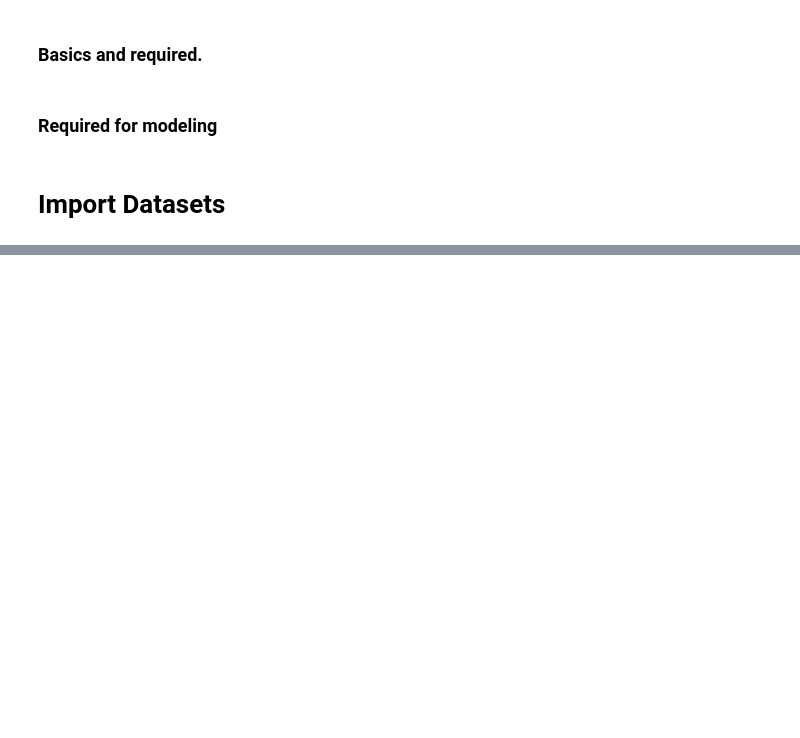
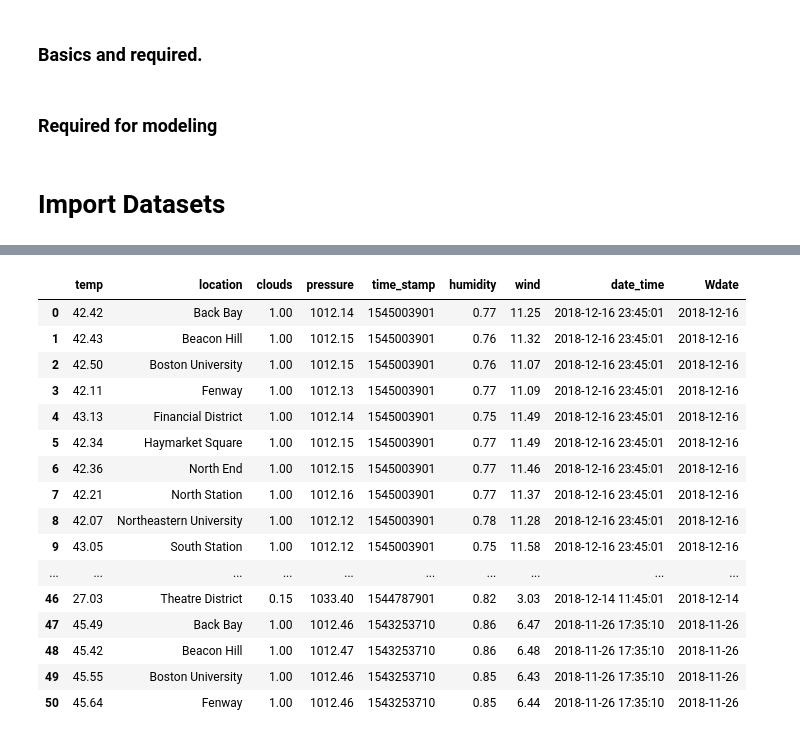
Before and after one commit to mascarenhasneil/UberPricePrediction, a Jupyter notebook: UberPricePrediction-Notebook.ipynb, the cells around one changed output, grey strips where cells are left out. Drawn from its saved outputs; the diff is of its cells as text; code cells hidden in the pictures; blank space fills up the shorter version.

```diff
--- a/UberPricePrediction-Notebook.ipynb
+++ b/UberPricePrediction-Notebook.ipynb
@@ -66,0 +193,10 @@ weather_data=pd.read_csv('Data\weather.csv')
+# %%
+# We drop rain collumn as there was no rain entire year. therefore it has missing values. We remove it as to avoid errors in prediction.
+
+weather_data = weather_data.drop('rain', 1)
+# %%
+### Convering timeStamp to Date time format for better analysis and modeling.
+
+from datetime import datetime, date
+uber_data['datetime']=pd.to_datetime(uber_data['time_stamp'],unit='ms', infer_datetime_format=True)
+weather_data['date_time']=pd.to_datetime(weather_data['time_stamp'],unit='s',infer_datetime_format=True)
@@ -66,0 +205,2 @@ weather_data=pd.read_csv('Data\weather.csv')
+# %%
+weather_data['Wdate'] = weather_data.date_time.dt.date
@@ -66,0 +231,20 @@ weather_data=pd.read_csv('Data\weather.csv')
+# %%
+weather_data.loc[0:50,]
+# %% [output]
+|  | temp | location | clouds | pressure | time_stamp | humidity | wind | date_time | Wdate |
+| 0 | 42.42 | Back Bay | 1.00 | 1012.14 | 1545003901 | 0.77 | 11.25 | 2018-12-16 23:45:01 | 2018-12-16 |
+| 1 | 42.43 | Beacon Hill | 1.00 | 1012.15 | 1545003901 | 0.76 | 11.32 | 2018-12-16 23:45:01 | 2018-12-16 |
+| 2 | 42.50 | Boston University | 1.00 | 1012.15 | 1545003901 | 0.76 | 11.07 | 2018-12-16 23:45:01 | 2018-12-16 |
+| 3 | 42.11 | Fenway | 1.00 | 1012.13 | 1545003901 | 0.77 | 11.09 | 2018-12-16 23:45:01 | 2018-12-16 |
+| 4 | 43.13 | Financial District | 1.00 | 1012.14 | 1545003901 | 0.75 | 11.49 | 2018-12-16 23:45:01 | 2018-12-16 |
+| 5 | 42.34 | Haymarket Square | 1.00 | 1012.15 | 1545003901 | 0.77 | 11.49 | 2018-12-16 23:45:01 | 2018-12-16 |
+| 6 | 42.36 | North End | 1.00 | 1012.15 | 1545003901 | 0.77 | 11.46 | 2018-12-16 23:45:01 | 2018-12-16 |
+| 7 | 42.21 | North Station | 1.00 | 1012.16 | 1545003901 | 0.77 | 11.37 | 2018-12-16 23:45:01 | 2018-12-16 |
+| 8 | 42.07 | Northeastern University | 1.00 | 1012.12 | 1545003901 | 0.78 | 11.28 | 2018-12-16 23:45:01 | 2018-12-16 |
+| 9 | 43.05 | South Station | 1.00 | 1012.12 | 1545003901 | 0.75 | 11.58 | 2018-12-16 23:45:01 | 2018-12-16 |
+| ... | ... | ... | ... | ... | ... | ... | ... | ... | ... |
+| 46 | 27.03 | Theatre District | 0.15 | 1033.40 | 1544787901 | 0.82 | 3.03 | 2018-12-14 11:45:01 | 2018-12-14 |
+| 47 | 45.49 | Back Bay | 1.00 | 1012.46 | 1543253710 | 0.86 | 6.47 | 2018-11-26 17:35:10 | 2018-11-26 |
+| 48 | 45.42 | Beacon Hill | 1.00 | 1012.47 | 1543253710 | 0.86 | 6.48 | 2018-11-26 17:35:10 | 2018-11-26 |
+| 49 | 45.55 | Boston University | 1.00 | 1012.46 | 1543253710 | 0.85 | 6.43 | 2018-11-26 17:35:10 | 2018-11-26 |
+| 50 | 45.64 | Fenway | 1.00 | 1012.46 | 1543253710 | 0.85 | 6.44 | 2018-11-26 17:35:10 | 2018-11-26 |
```
Also changed, not shown: parts of 16 cells of this notebook.
